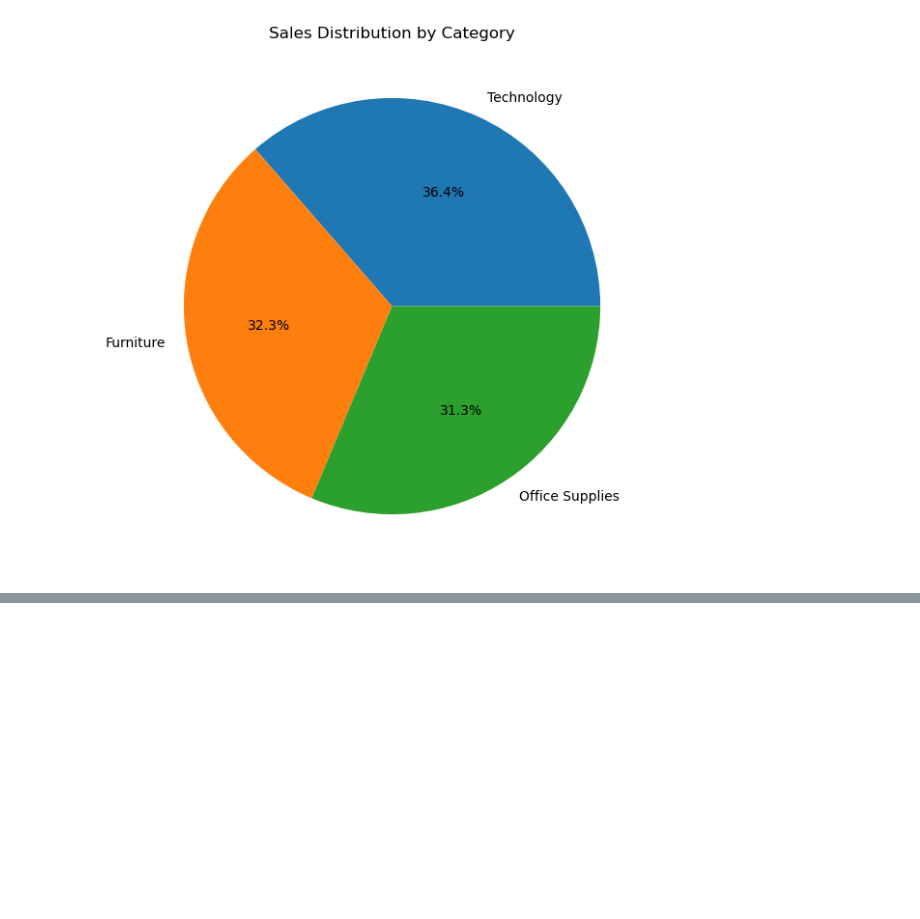
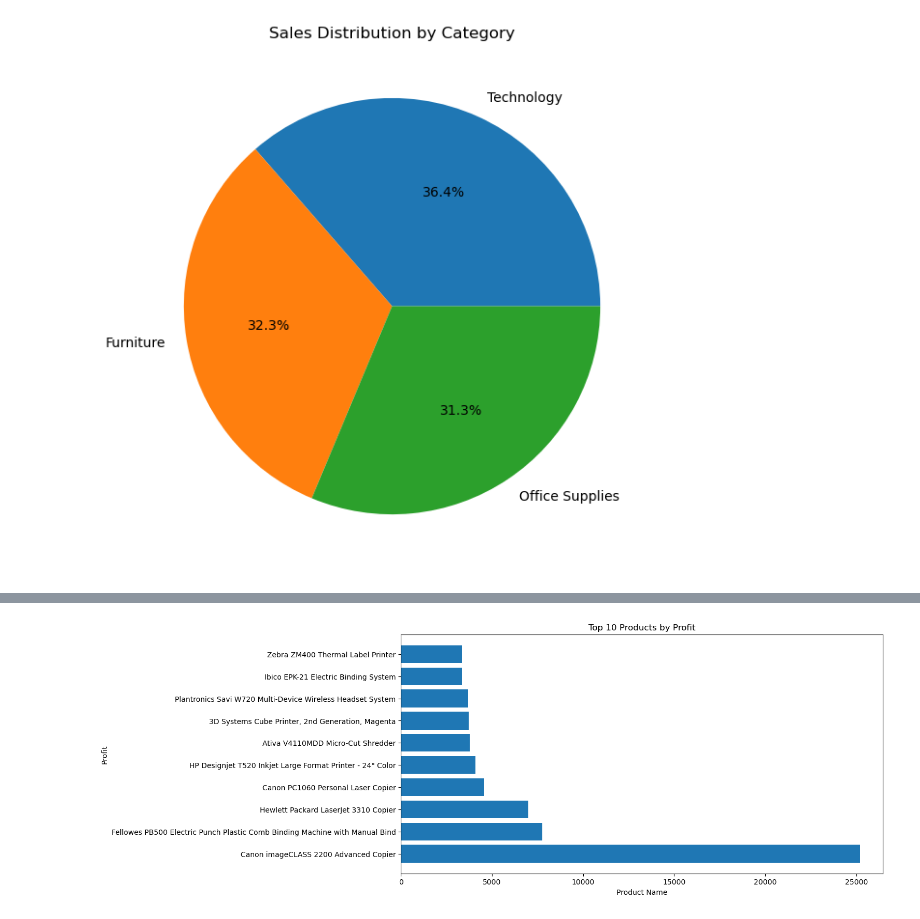
Before and after one commit to Drashti-007/Sales-Data-Analysis-Dashboard, a Jupyter notebook: notebooks/sales_analysis.ipynb, the cells around one changed output, grey strips where cells are left out. Cells and saved outputs as stored; diff of their text form; code cells hidden in the pictures; blank space fills up the shorter version.

```diff
--- a/notebooks/sales_analysis.ipynb
+++ b/notebooks/sales_analysis.ipynb
@@ -372,0 +411,17 @@ plt.show()
+# %%
+plt.figure(figsize=(12,6))
+
+plt.barh(
+    top_products_profit.index,
+    top_products_profit.values
+)
+
+plt.title("Top 10 Products by Profit")
+plt.xlabel("Product Name")
+plt.ylabel("Profit")
+
+
+
+plt.show()
+# %% [output]
+[figure, added]
```
Also changed, not shown: parts of 2 cells of this notebook.
